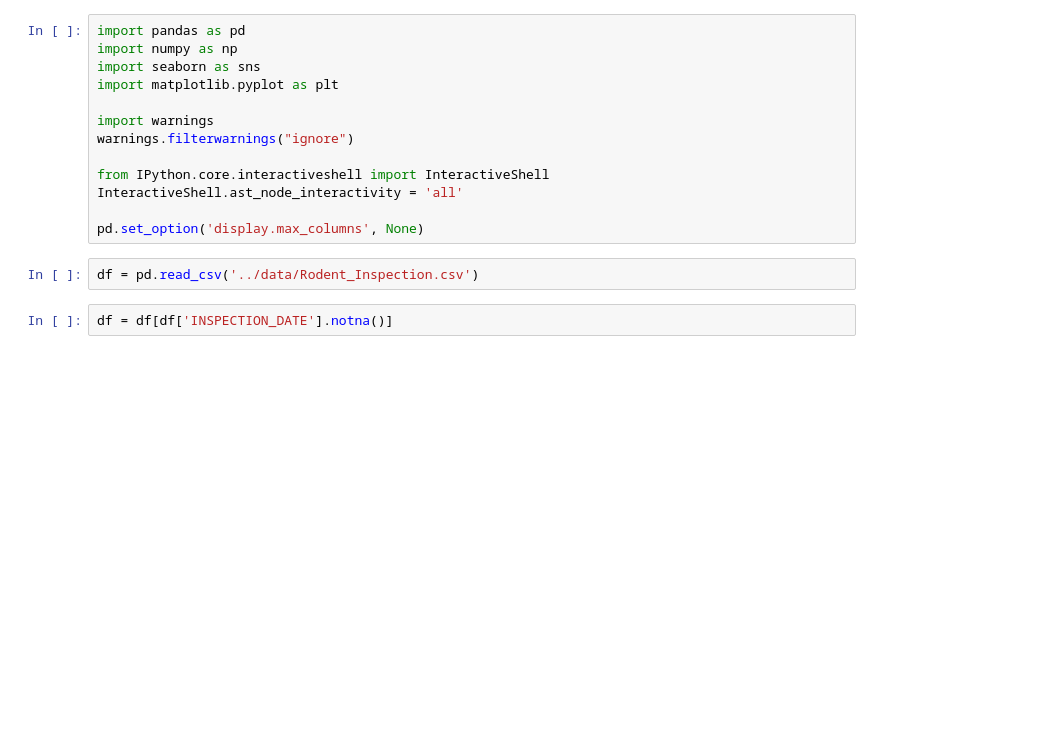
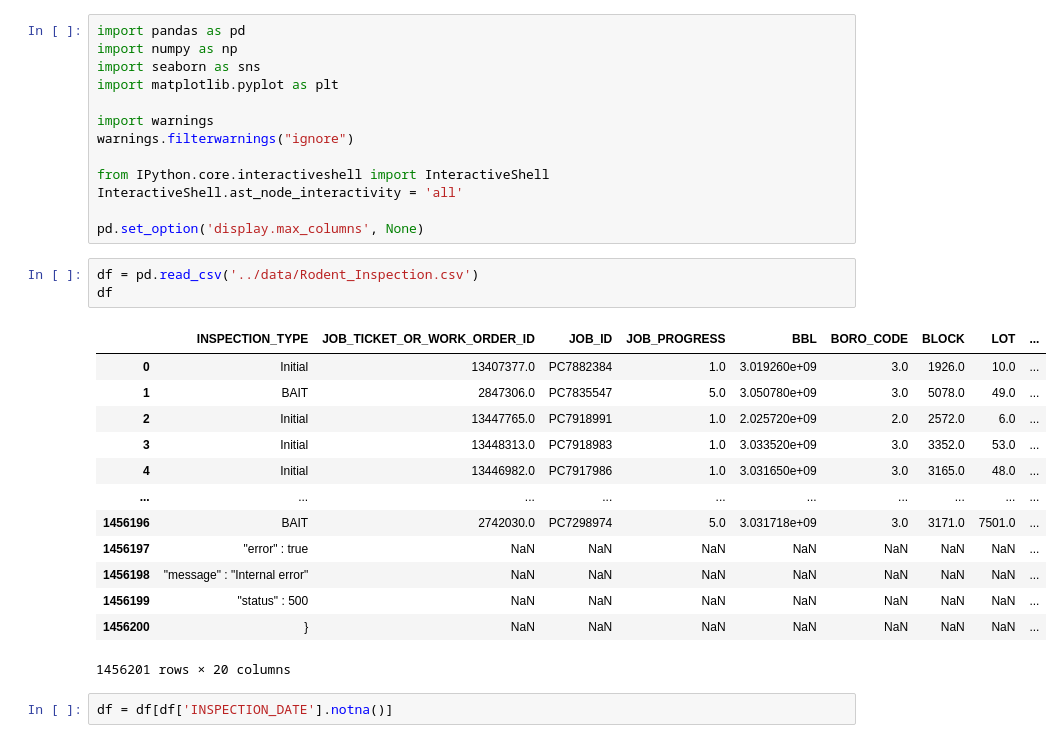
Before and after one commit to TZstatsADS/fall2022-project2-group8, a Jupyter notebook: doc/Woon_EDA.ipynb, the cells around one changed output. Cells and saved outputs as stored; diff of their text form; blank space fills up the shorter version.

```diff
--- a/doc/Woon_EDA.ipynb
+++ b/doc/Woon_EDA.ipynb
@@ -13,6 +13,21 @@ InteractiveShell.ast_node_interactivity = 'all'
 pd.set_option('display.max_columns', None)
 # %%
 df = pd.read_csv('../data/Rodent_Inspection.csv')
+df
+# %% [output]
+|  | INSPECTION_TYPE | JOB_TICKET_OR_WORK_ORDER_ID | JOB_ID | JOB_PROGRESS | BBL | BORO_CODE | BLOCK | LOT | ... |
+| 0 | Initial | 13407377.0 | PC7882384 | 1.0 | 3.019260e+09 | 3.0 | 1926.0 | 10.0 | ... |
+| 1 | BAIT | 2847306.0 | PC7835547 | 5.0 | 3.050780e+09 | 3.0 | 5078.0 | 49.0 | ... |
+| 2 | Initial | 13447765.0 | PC7918991 | 1.0 | 2.025720e+09 | 2.0 | 2572.0 | 6.0 | ... |
+| 3 | Initial | 13448313.0 | PC7918983 | 1.0 | 3.033520e+09 | 3.0 | 3352.0 | 53.0 | ... |
+| 4 | Initial | 13446982.0 | PC7917986 | 1.0 | 3.031650e+09 | 3.0 | 3165.0 | 48.0 | ... |
+| ... | ... | ... | ... | ... | ... | ... | ... | ... | ... |
+| 1456196 | BAIT | 2742030.0 | PC7298974 | 5.0 | 3.031718e+09 | 3.0 | 3171.0 | 7501.0 | ... |
+| 1456197 | "error" : true | NaN | NaN | NaN | NaN | NaN | NaN | NaN | ... |
+| 1456198 | "message" : "Internal error" | NaN | NaN | NaN | NaN | NaN | NaN | NaN | ... |
+| 1456199 | "status" : 500 | NaN | NaN | NaN | NaN | NaN | NaN | NaN | ... |
+| 1456200 | } | NaN | NaN | NaN | NaN | NaN | NaN | NaN | ... |
+1456201 rows × 20 columns
 # %%
 df = df[df['INSPECTION_DATE'].notna()]
 # %%
```
Also changed, not shown: parts of 5 cells of this notebook, 1 other file.
